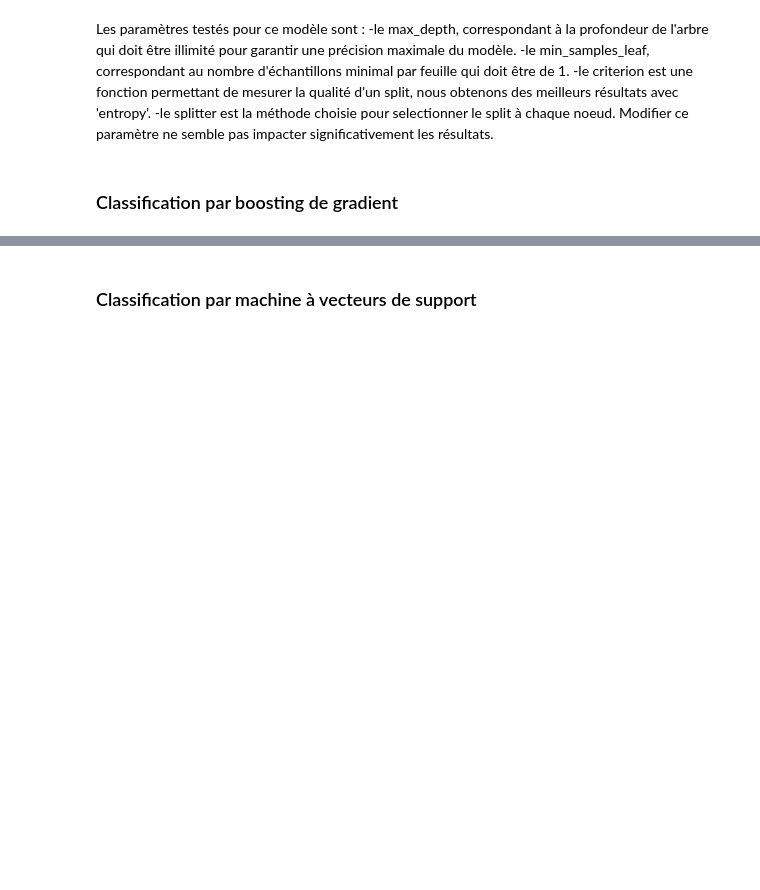
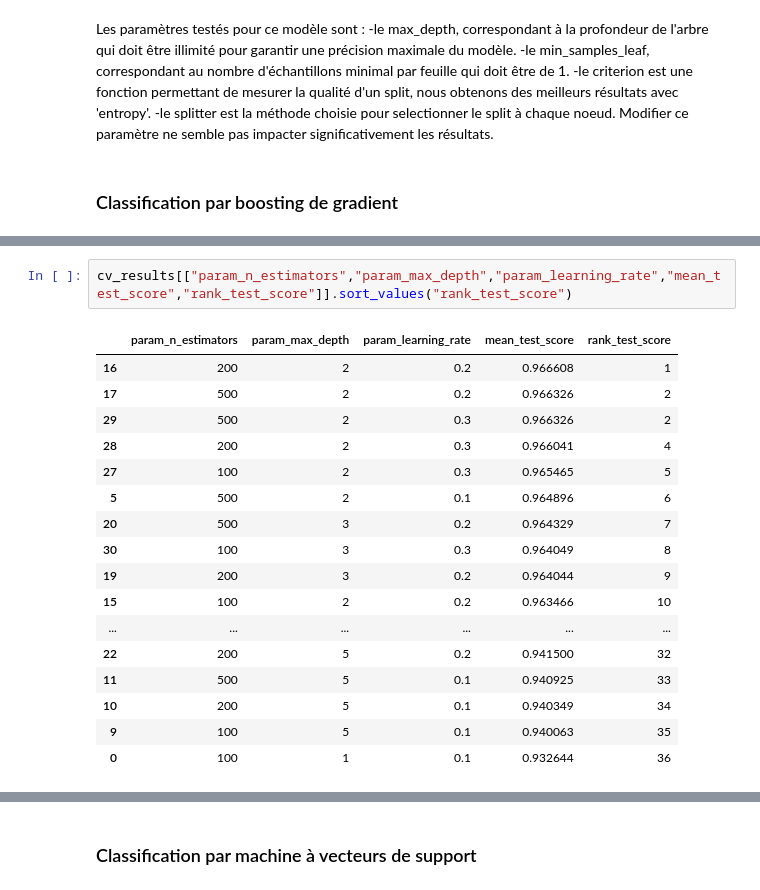
Before and after one commit to Julien-Faure/mines-ai-number-recognition-project, a Jupyter notebook: report.ipynb, the cells around one changed output, grey strips where cells are left out. Saved outputs shown, nothing was run; the diff lists cells and outputs as text; blank space fills up the shorter version.

```diff
--- a/report.ipynb
+++ b/report.ipynb
@@ -372,0 +404,20 @@ Le training rate qui correspond à la rapidité d'apprentissage du modèle. Le l
+# %%
+cv_results[["param_n_estimators","param_max_depth","param_learning_rate","mean_test_score","rank_test_score"]].sort_values("rank_test_score")
+# %% [output]
+|  | param_n_estimators | param_max_depth | param_learning_rate | mean_test_score | rank_test_score |
+| 16 | 200 | 2 | 0.2 | 0.966608 | 1 |
+| 17 | 500 | 2 | 0.2 | 0.966326 | 2 |
+| 29 | 500 | 2 | 0.3 | 0.966326 | 2 |
+| 28 | 200 | 2 | 0.3 | 0.966041 | 4 |
+| 27 | 100 | 2 | 0.3 | 0.965465 | 5 |
+| 5 | 500 | 2 | 0.1 | 0.964896 | 6 |
+| 20 | 500 | 3 | 0.2 | 0.964329 | 7 |
+| 30 | 100 | 3 | 0.3 | 0.964049 | 8 |
+| 19 | 200 | 3 | 0.2 | 0.964044 | 9 |
+| 15 | 100 | 2 | 0.2 | 0.963466 | 10 |
+| ... | ... | ... | ... | ... | ... |
+| 22 | 200 | 5 | 0.2 | 0.941500 | 32 |
+| 11 | 500 | 5 | 0.1 | 0.940925 | 33 |
+| 10 | 200 | 5 | 0.1 | 0.940349 | 34 |
+| 9 | 100 | 5 | 0.1 | 0.940063 | 35 |
+| 0 | 100 | 1 | 0.1 | 0.932644 | 36 |
```
Also changed, not shown: parts of 24 cells of this notebook, 9 other files.
